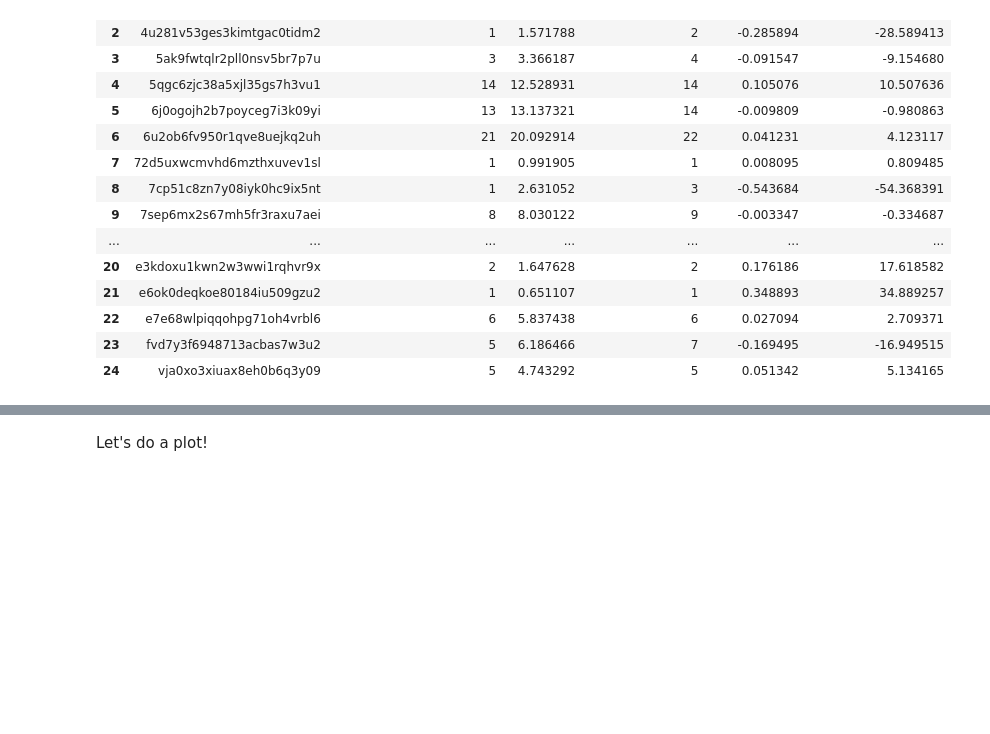
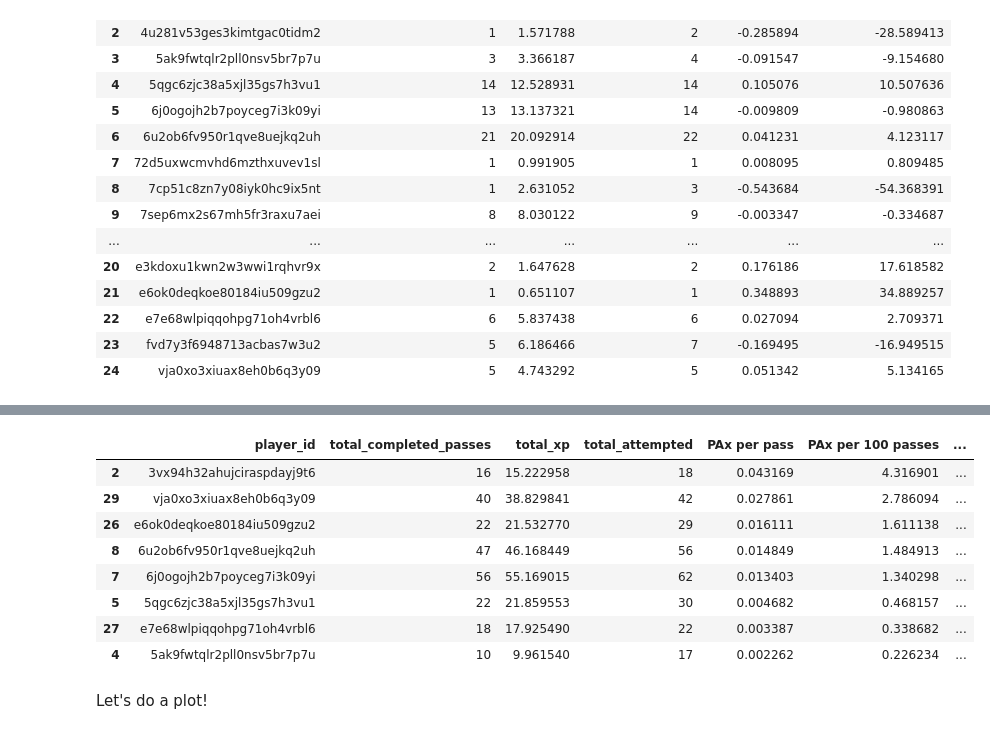
Before and after one commit to GabrielGausachs/OptaChallenge_Clustering_Player_Styles, a Jupyter notebook: utils/passes_study.ipynb, the cells around one changed output, grey strips where cells are left out. Drawn from its saved outputs; the diff is of its cells as text; code cells hidden in the pictures; blank space fills up the shorter version.

```diff
--- a/utils/passes_study.ipynb
+++ b/utils/passes_study.ipynb
@@ -429,3 +488,18 @@ See the caveats in the documentation: https://pandas.pydata.org/pandas-docs/stab
+# %%
+players_offensive = pos_pct_total['player_id'].tolist()
+
+PAx = PAx[PAx['player_id'].isin(players_offensive)]
+display(PAx)
+# %% [output]
+|  | player_id | total_completed_passes | total_xp | total_attempted | PAx per pass | PAx per 100 passes | ... |
+| 2 | 3vx94h32ahujciraspdayj9t6 | 16 | 15.222958 | 18 | 0.043169 | 4.316901 | ... |
+| 29 | vja0xo3xiuax8eh0b6q3y09 | 40 | 38.829841 | 42 | 0.027861 | 2.786094 | ... |
+| 26 | e6ok0deqkoe80184iu509gzu2 | 22 | 21.532770 | 29 | 0.016111 | 1.611138 | ... |
+| 8 | 6u2ob6fv950r1qve8uejkq2uh | 47 | 46.168449 | 56 | 0.014849 | 1.484913 | ... |
+| 7 | 6j0ogojh2b7poyceg7i3k09yi | 56 | 55.169015 | 62 | 0.013403 | 1.340298 | ... |
+| 5 | 5qgc6zjc38a5xjl35gs7h3vu1 | 22 | 21.859553 | 30 | 0.004682 | 0.468157 | ... |
+| 27 | e7e68wlpiqqohpg71oh4vrbl6 | 18 | 17.925490 | 22 | 0.003387 | 0.338682 | ... |
+| 4 | 5ak9fwtqlr2pll0nsv5br7p7u | 10 | 9.961540 | 17 | 0.002262 | 0.226234 | ... |
 # %% [markdown]
 Let's do a plot!
 # %%
```
Also changed, not shown: parts of 2 cells of this notebook, 3 other files.
